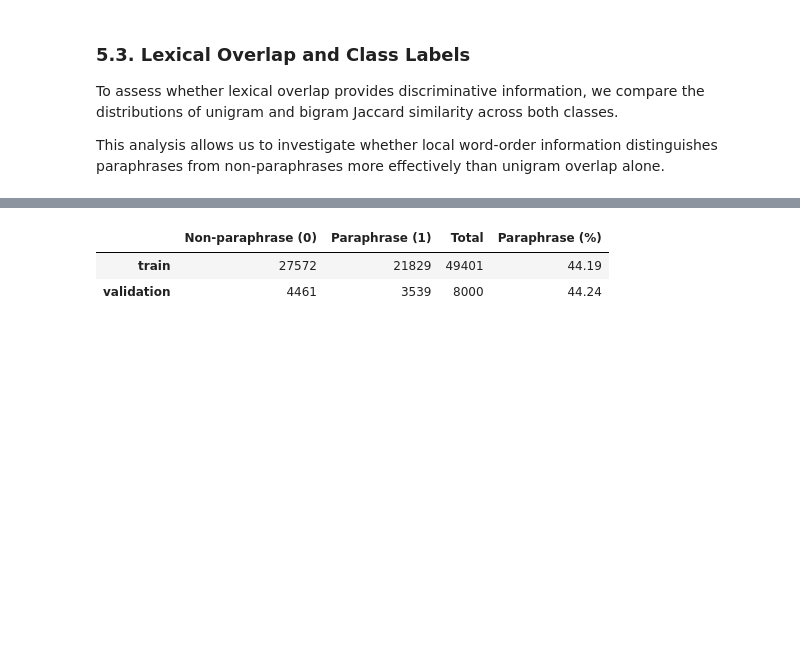
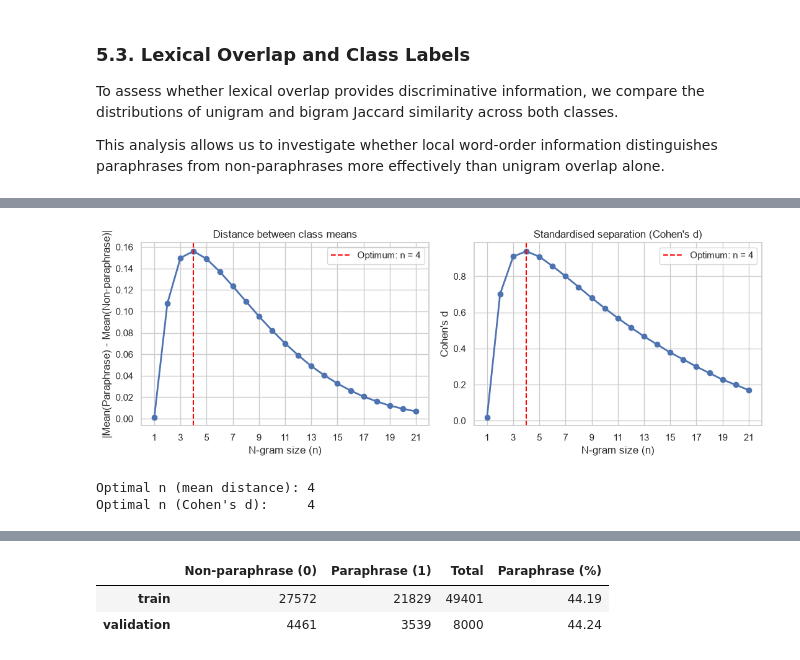
Before and after one commit to nuriallfe/nlp1, a Jupyter notebook: data_exploration.ipynb, the cells around one changed output, grey strips where cells are left out. Saved outputs shown, nothing was run; the diff lists cells and outputs as text; code cells hidden in the pictures; blank space fills up the shorter version.

```diff
--- a/data_exploration.ipynb
+++ b/data_exploration.ipynb
@@ -368,0 +414,77 @@ plt.show()
+# %%
+import numpy as np
+import pandas as pd
+import matplotlib.pyplot as plt
+
+# Max n-gram size = average sentence length of the dataset
+max_n = int(round(length_df["mean_length"].mean()))
+
+# Tokenise once (same whitespace tokenisation as for length_df)
+tokens1 = train_df["sentence1"].str.lower().str.split().tolist()
+tokens2 = train_df["sentence2"].str.lower().str.split().tolist()
+labels = train_df["label"].to_numpy()
+
+
+def ngram_set(tokens, n):
+    return {tuple(tokens[i:i + n]) for i in range(len(tokens) - n + 1)}
+
+
+def jaccard(a, b):
+    union = len(a | b)
+    return len(a & b) / union if union else 0.0
+
+
+rows = []
+for n in range(1, max_n + 1):
+    sets1 = [ngram_set(t, n) for t in tokens1]
+    sets2 = [ngram_set(t, n) for t in tokens2]
+
+    jac = np.array([jaccard(a, b) for a, b in zip(sets1, sets2)])
+    j0, j1 = jac[labels == 0], jac[labels == 1]
+
+    # Pooled standard deviation for Cohen's d
+    pooled_std = np.sqrt(
+        ((len(j0) - 1) * j0.var(ddof=1) + (len(j1) - 1) * j1.var(ddof=1))
+        / (len(j0) + len(j1) - 2)
+    )
+
+    rows.append({
+        "n": n,
+        "mean_non_para": j0.mean(),
+        "mean_para": j1.mean(),
+        "mean_dist": abs(j1.mean() - j0.mean()),
+        "cohens_d": abs(j1.mean() - j0.mean()) / pooled_std if pooled_std > 0 else 0.0,
+        "pct_empty_pairs": 100 * np.mean([not (a or b) for a, b in zip(sets1, sets2)]),
+    })
+
+ngram_df = pd.DataFrame(rows).round(4)
+display(ngram_df)
+
+# Optimal n according to each criterion
+best_n_dist = int(ngram_df.loc[ngram_df["mean_dist"].idxmax(), "n"])
+best_n_d = int(ngram_df.loc[ngram_df["cohens_d"].idxmax(), "n"])
+
+# Plot
+fig, axes = plt.subplots(1, 2, figsize=(11, 4))
+
+for ax, col, best_n, ylabel, title in [
+    (axes[0], "mean_dist", best_n_dist,
+     "|Mean(Paraphrase) - Mean(Non-paraphrase)|", "Distance between class means"),
+    (axes[1], "cohens_d", best_n_d,
+     "Cohen's d", "Standardised separation (Cohen's d)"),
+]:
+    ax.plot(ngram_df["n"], ngram_df[col], marker="o", linewidth=2)
+    ax.axvline(best_n, color="red", linestyle="--", label=f"Optimum: n = {best_n}")
+    ax.set_xlabel("N-gram size (n)")
+    ax.set_ylabel(ylabel)
+    ax.set_title(title)
+    ax.set_xticks(range(1, max_n + 1, max(1, max_n // 10)))
+    ax.legend()
+
+plt.tight_layout()
+plt.savefig("optimal_ngram_size.png", dpi=300, bbox_inches="tight")
+plt.show()
+
+print(f"Optimal n (mean distance): {best_n_dist}")
+print(f"Optimal n (Cohen's d):     {best_n_d}")
+# %% [output]
@@ -368,0 +508,3 @@ plt.show()
+[figure, added]
+Optimal n (mean distance): 4
+Optimal n (Cohen's d):     4
```
Also changed, not shown: parts of 9 cells of this notebook, 3 other files.
